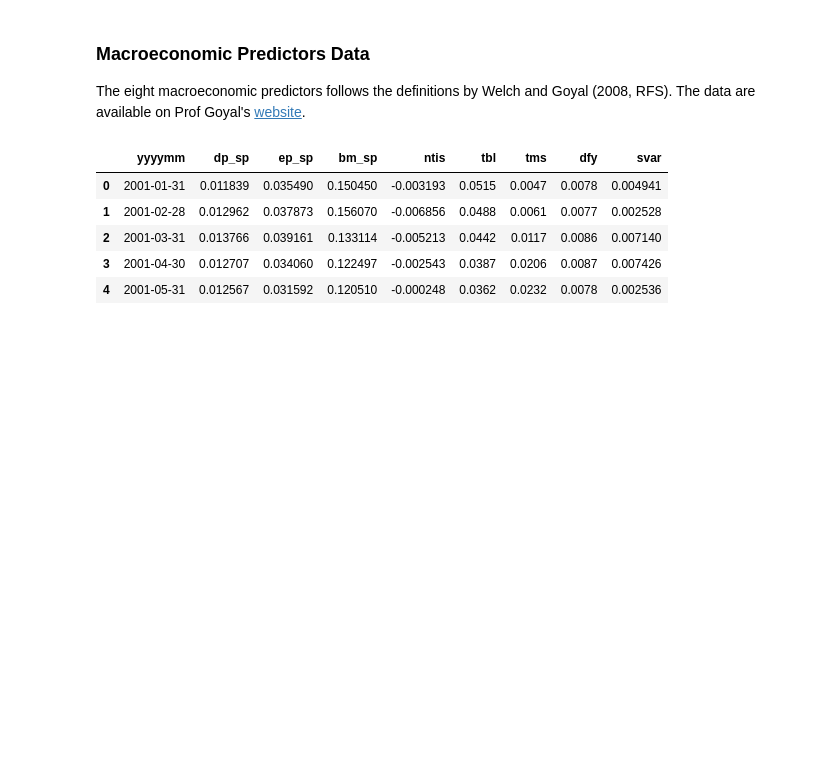
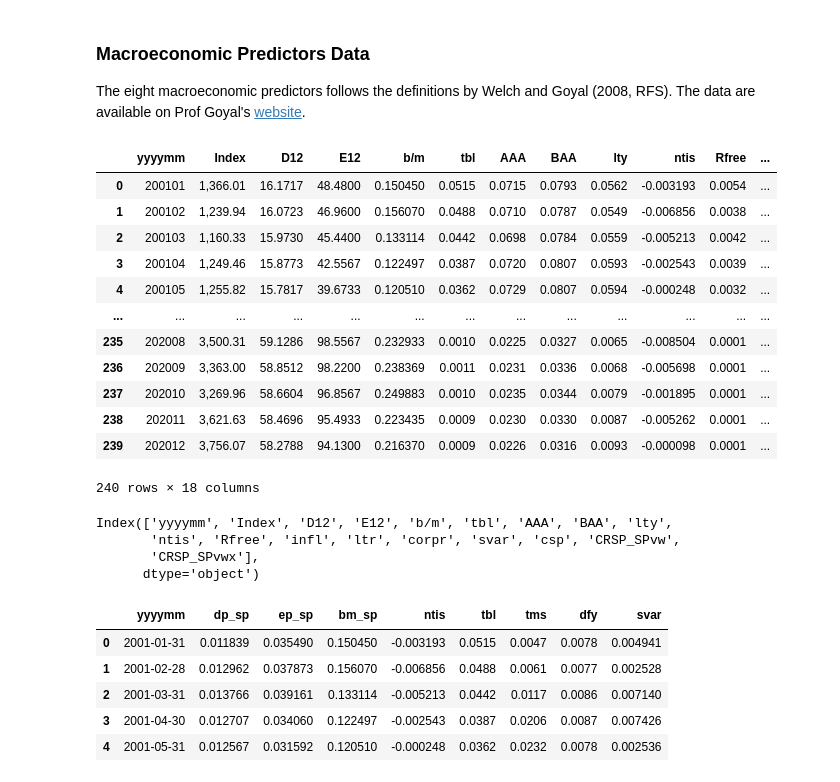
Before and after one commit to caizihuahua/5470_Statistical_ML, a Jupyter notebook: GKX/GKX_2020_RFS_Code_20Yr_Top.ipynb, the cells around one changed output. Cells and saved outputs as stored; diff of their text form; code cells hidden in the pictures; blank space fills up the shorter version.

```diff
--- a/GKX/GKX_2020_RFS_Code_20Yr_Top.ipynb
+++ b/GKX/GKX_2020_RFS_Code_20Yr_Top.ipynb
@@ -142,5 +151,30 @@ data_ch_bot_d = get_sic_dummies(data_ch_bot)
 ### Macroeconomic Predictors Data
 
 The eight macroeconomic predictors follows the definitions by Welch and Goyal (2008, RFS). The data are available on Prof Goyal's [website](https://sites.google.com/view/agoyal145).
+# %%
+data_ma = pd.read_csv('PredictorData2023.csv')
+data_ma = data_ma[(data_ma['yyyymm']>=stdt//100)&(data_ma['yyyymm']<=nddt//100)].reset_index(drop=True)
+data_ma
+# %% [output]
+|  | yyyymm | Index | D12 | E12 | b/m | tbl | AAA | BAA | lty | ntis | Rfree | ... |
+| 0 | 200101 | 1,366.01 | 16.1717 | 48.4800 | 0.150450 | 0.0515 | 0.0715 | 0.0793 | 0.0562 | -0.003193 | 0.0054 | ... |
+| 1 | 200102 | 1,239.94 | 16.0723 | 46.9600 | 0.156070 | 0.0488 | 0.0710 | 0.0787 | 0.0549 | -0.006856 | 0.0038 | ... |
+| 2 | 200103 | 1,160.33 | 15.9730 | 45.4400 | 0.133114 | 0.0442 | 0.0698 | 0.0784 | 0.0559 | -0.005213 | 0.0042 | ... |
+| 3 | 200104 | 1,249.46 | 15.8773 | 42.5567 | 0.122497 | 0.0387 | 0.0720 | 0.0807 | 0.0593 | -0.002543 | 0.0039 | ... |
+| 4 | 200105 | 1,255.82 | 15.7817 | 39.6733 | 0.120510 | 0.0362 | 0.0729 | 0.0807 | 0.0594 | -0.000248 | 0.0032 | ... |
+| ... | ... | ... | ... | ... | ... | ... | ... | ... | ... | ... | ... | ... |
+| 235 | 202008 | 3,500.31 | 59.1286 | 98.5567 | 0.232933 | 0.0010 | 0.0225 | 0.0327 | 0.0065 | -0.008504 | 0.0001 | ... |
+| 236 | 202009 | 3,363.00 | 58.8512 | 98.2200 | 0.238369 | 0.0011 | 0.0231 | 0.0336 | 0.0068 | -0.005698 | 0.0001 | ... |
+| 237 | 202010 | 3,269.96 | 58.6604 | 96.8567 | 0.249883 | 0.0010 | 0.0235 | 0.0344 | 0.0079 | -0.001895 | 0.0001 | ... |
+| 238 | 202011 | 3,621.63 | 58.4696 | 95.4933 | 0.223435 | 0.0009 | 0.0230 | 0.0330 | 0.0087 | -0.005262 | 0.0001 | ... |
+| 239 | 202012 | 3,756.07 | 58.2788 | 94.1300 | 0.216370 | 0.0009 | 0.0226 | 0.0316 | 0.0093 | -0.000098 | 0.0001 | ... |
+240 rows × 18 columns
+# %%
+data_ma.columns
+# %% [output]
+Index(['yyyymm', 'Index', 'D12', 'E12', 'b/m', 'tbl', 'AAA', 'BAA', 'lty',
+       'ntis', 'Rfree', 'infl', 'ltr', 'corpr', 'svar', 'csp', 'CRSP_SPvw',
+       'CRSP_SPvwx'],
+      dtype='object')
 # %%
 # load macroeconomic predictors data
```
Also changed, not shown: parts of 9 cells of this notebook, 11 other files.
